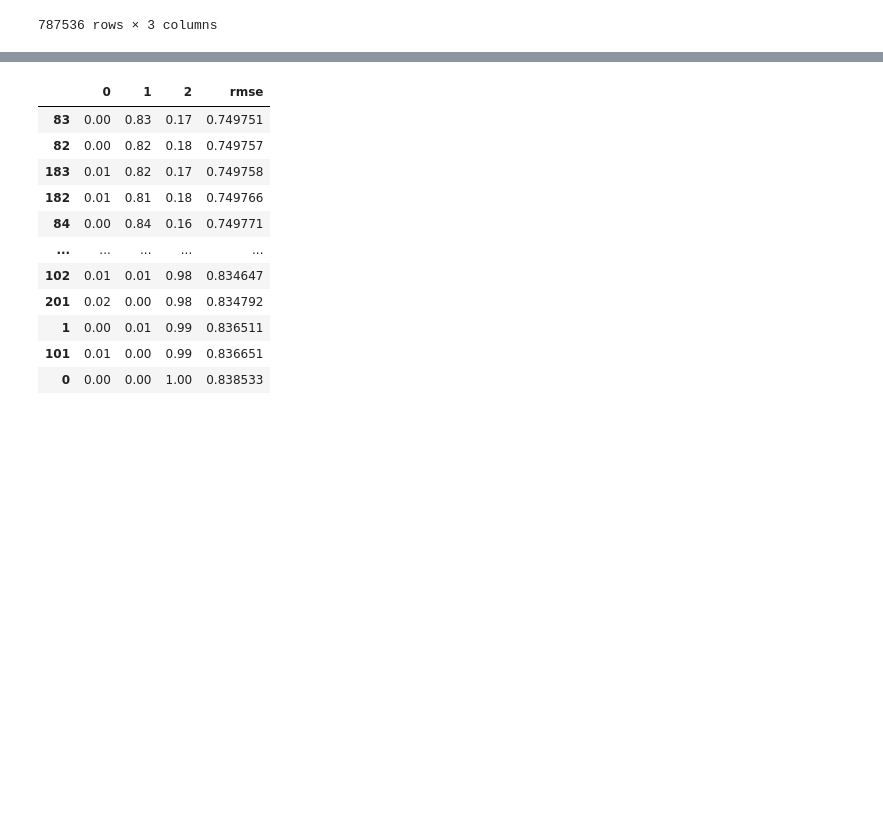
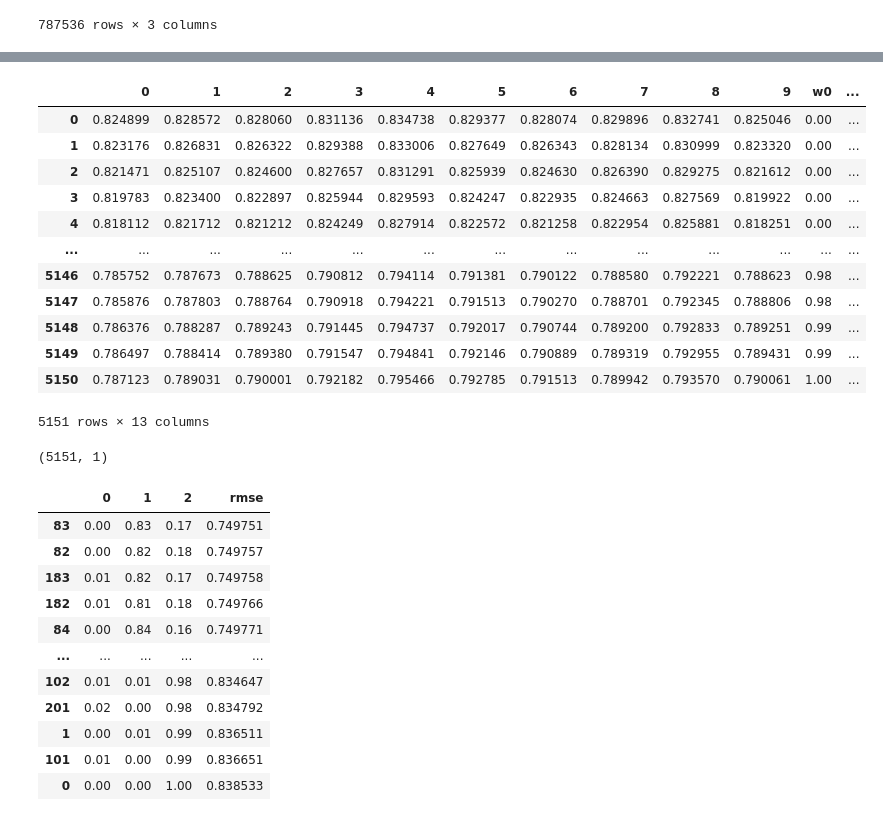
Before and after one commit to yuayixio/MovieRatingPredictor, a Jupyter notebook: notebooks/Model_Combination.ipynb, the cells around one changed output, grey strips where cells are left out. Cells and saved outputs as stored; diff of their text form; code cells hidden in the pictures; blank space fills up the shorter version.

Commit message:
Modified script and added data to evaluate optimal weights for the model.

```diff
--- a/notebooks/Model_Combination.ipynb
+++ b/notebooks/Model_Combination.ipynb
@@ -224,0 +230,3 @@ Iteration finished:  5
+# %%
+for i in range(0,10):
+    pd.DataFrame(predictions[i]).to_csv('predictions_'+str(i)+'.csv')
@@ -224,0 +256,3 @@ Iteration finished:  5
+# %%
+for i in range(0,10):
+    predd = pd.read_csv('predictions_'+str(i)+'.csv')
@@ -224,0 +263,2 @@ Iteration finished:  5
+# %%
+rmses = pd.DataFrame(np.asarray(rmses).T)
@@ -226,8 +303,28 @@ Iteration finished:  5
 # merge weights and resulting rmses
 weights = []
 weights.append([(w1/100, w2/100, 1-w1/100-w2/100) for w1 in range(0,101) for w2 in range(0, 101-w1)])
-results = pd.DataFrame(np.asarray(weights)[0])
-results['rmse'] = res[0]
+for i in range(0,3):
+    rmses['w'+str(i)] = np.asarray(weights).T[i]
+# %%
+rmses.mean(axis=1)
+# %% [output]
+|  | 0 | 1 | 2 | 3 | 4 | 5 | 6 | 7 | 8 | 9 | w0 | ... |
+| 0 | 0.824899 | 0.828572 | 0.828060 | 0.831136 | 0.834738 | 0.829377 | 0.828074 | 0.829896 | 0.832741 | 0.825046 | 0.00 | ... |
+| 1 | 0.823176 | 0.826831 | 0.826322 | 0.829388 | 0.833006 | 0.827649 | 0.826343 | 0.828134 | 0.830999 | 0.823320 | 0.00 | ... |
+| 2 | 0.821471 | 0.825107 | 0.824600 | 0.827657 | 0.831291 | 0.825939 | 0.824630 | 0.826390 | 0.829275 | 0.821612 | 0.00 | ... |
+| 3 | 0.819783 | 0.823400 | 0.822897 | 0.825944 | 0.829593 | 0.824247 | 0.822935 | 0.824663 | 0.827569 | 0.819922 | 0.00 | ... |
+| 4 | 0.818112 | 0.821712 | 0.821212 | 0.824249 | 0.827914 | 0.822572 | 0.821258 | 0.822954 | 0.825881 | 0.818251 | 0.00 | ... |
+| ... | ... | ... | ... | ... | ... | ... | ... | ... | ... | ... | ... | ... |
+| 5146 | 0.785752 | 0.787673 | 0.788625 | 0.790812 | 0.794114 | 0.791381 | 0.790122 | 0.788580 | 0.792221 | 0.788623 | 0.98 | ... |
+| 5147 | 0.785876 | 0.787803 | 0.788764 | 0.790918 | 0.794221 | 0.791513 | 0.790270 | 0.788701 | 0.792345 | 0.788806 | 0.98 | ... |
+| 5148 | 0.786376 | 0.788287 | 0.789243 | 0.791445 | 0.794737 | 0.792017 | 0.790744 | 0.789200 | 0.792833 | 0.789251 | 0.99 | ... |
+| 5149 | 0.786497 | 0.788414 | 0.789380 | 0.791547 | 0.794841 | 0.792146 | 0.790889 | 0.789319 | 0.792955 | 0.789431 | 0.99 | ... |
+| 5150 | 0.787123 | 0.789031 | 0.790001 | 0.792182 | 0.795466 | 0.792785 | 0.791513 | 0.789942 | 0.793570 | 0.790061 | 1.00 | ... |
+5151 rows × 13 columns
+# %%
+np.asarray(weights).T[0].shape
+# %% [output]
+(5151, 1)
 # %%
 results.sort_values('rmse')
 # %% [output]
```
Also changed, not shown: parts of 21 cells of this notebook, 12 other files.
